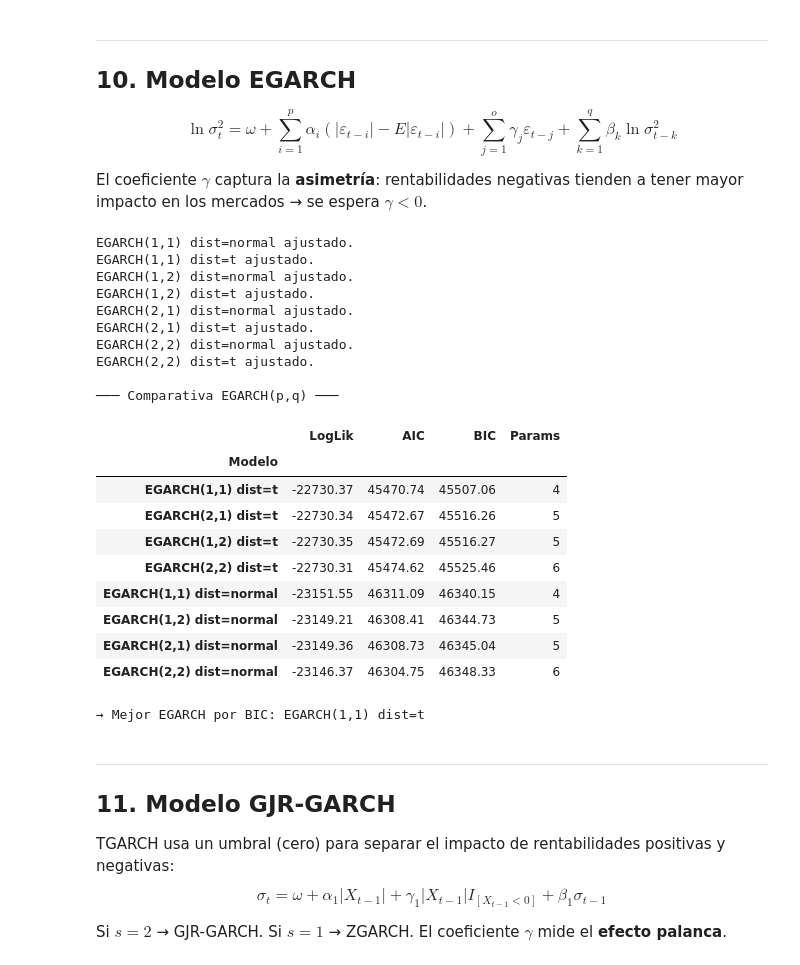
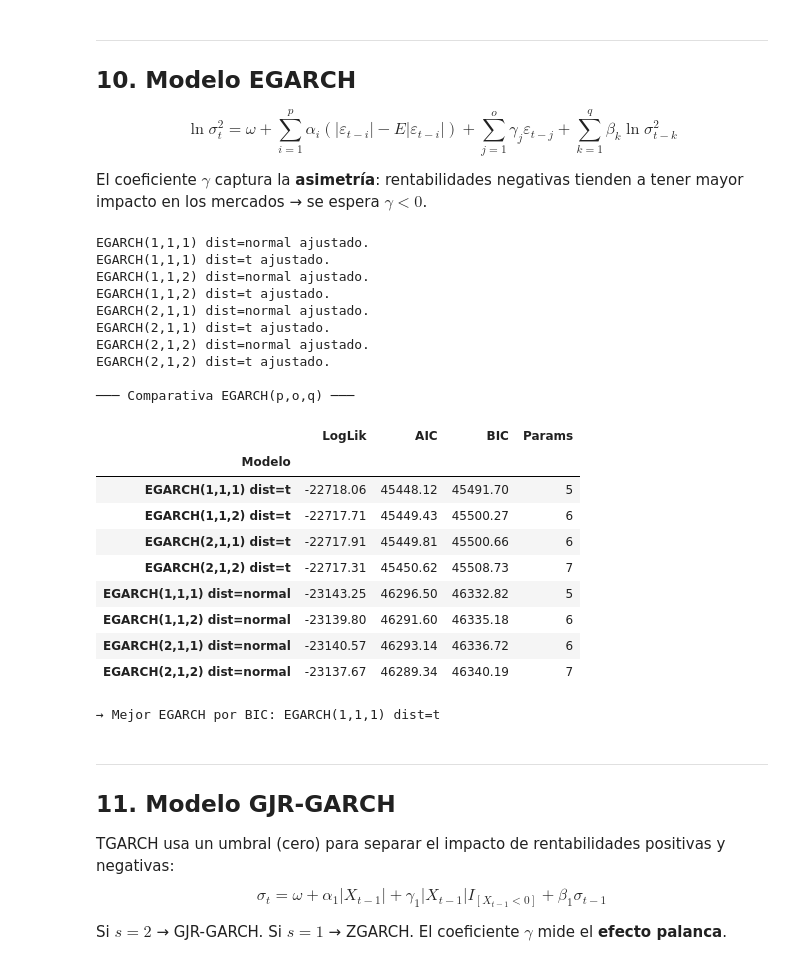
Before and after one commit to flopyromero/Proyecto-petr-leo-WTI-, a Jupyter notebook: tp4_tp5_wti.ipynb, the cells around one changed output. Saved outputs shown, nothing was run; the diff lists cells and outputs as text; code cells hidden in the pictures.

```diff
--- a/tp4_tp5_wti.ipynb
+++ b/tp4_tp5_wti.ipynb
@@ -1145,56 +1139,56 @@ $$\ln\sigma_t^2 = \omega + \sum_{i=1}^p \alpha_i(|\varepsilon_{t-i}| - E|\vareps
 El coeficiente $\gamma$ captura la **asimetría**: rentabilidades negativas tienden a
 tener mayor impacto en los mercados → se espera $\gamma < 0$.
 # %%
-# --- EGARCH(p,q) — múltiples órdenes ---
+# --- EGARCH(p,o,q) — múltiples órdenes ---
 modelos_egarch = {}
 rows_egarch = []
 
-for p, q in [(1,1), (1,2), (2,1), (2,2)]:
+for p, o, q in [(1,1,1), (1,1,2), (2,1,1), (2,1,2)]:
     for dist in ['normal', 't']:
-        label = f'EGARCH({p},{q}) dist={dist}'
+        label = f'EGARCH({p},{o},{q}) dist={dist}'
         try:
-            m = arch_model(residuos_100, vol='EGARCH', p=p, q=q, dist=dist).fit(disp='off')
+            m = arch_model(residuos_100, vol='EGARCH', p=p, o=o, q=q, dist=dist).fit(disp='off')
             modelos_egarch[label] = m
             rows_egarch.append({
                 'Modelo': label,
                 'LogLik': round(m.loglikelihood, 2),
                 'AIC': round(m.aic, 2),
                 'BIC': round(m.bic, 2),
-                'Params': p + q + 2
+                'Params': p + o + q + 2
             })
             print(f'{label} ajustado.')
         except Exception as e:
             print(f'{label}: {e}')
 
 df_egarch_comp = pd.DataFrame(rows_egarch).set_index('Modelo')
-print('\n─── Comparativa EGARCH(p,q) ───')
+print('\n─── Comparativa EGARCH(p,o,q) ───')
 display(df_egarch_comp.sort_values('BIC'))
 
 BEST_EGARCH = df_egarch_comp['BIC'].idxmin()
 modelo_egarch_opt = modelos_egarch[BEST_EGARCH]
 print(f'\n→ Mejor EGARCH por BIC: {BEST_EGARCH}')
 # %% [output]
-EGARCH(1,1) dist=normal ajustado.
-EGARCH(1,1) dist=t ajustado.
-EGARCH(1,2) dist=normal ajustado.
-EGARCH(1,2) dist=t ajustado.
-EGARCH(2,1) dist=normal ajustado.
-EGARCH(2,1) dist=t ajustado.
-EGARCH(2,2) dist=normal ajustado.
-EGARCH(2,2) dist=t ajustado.
+EGARCH(1,1,1) dist=normal ajustado.
+EGARCH(1,1,1) dist=t ajustado.
+EGARCH(1,1,2) dist=normal ajustado.
+EGARCH(1,1,2) dist=t ajustado.
+EGARCH(2,1,1) dist=normal ajustado.
+EGARCH(2,1,1) dist=t ajustado.
+EGARCH(2,1,2) dist=normal ajustado.
+EGARCH(2,1,2) dist=t ajustado.
 
-─── Comparativa EGARCH(p,q) ───
+─── Comparativa EGARCH(p,o,q) ───
 |  | LogLik | AIC | BIC | Params |
 | Modelo |  |  |  |  |
-| EGARCH(1,1) dist=t | -22730.37 | 45470.74 | 45507.06 | 4 |
-| EGARCH(2,1) dist=t | -22730.34 | 45472.67 | 45516.26 | 5 |
-| EGARCH(1,2) dist=t | -22730.35 | 45472.69 | 45516.27 | 5 |
-| EGARCH(2,2) dist=t | -22730.31 | 45474.62 | 45525.46 | 6 |
-| EGARCH(1,1) dist=normal | -23151.55 | 46311.09 | 46340.15 | 4 |
-| EGARCH(1,2) dist=normal | -23149.21 | 46308.41 | 46344.73 | 5 |
-| EGARCH(2,1) dist=normal | -23149.36 | 46308.73 | 46345.04 | 5 |
-| EGARCH(2,2) dist=normal | -23146.37 | 46304.75 | 46348.33 | 6 |
+| EGARCH(1,1,1) dist=t | -22718.06 | 45448.12 | 45491.70 | 5 |
+| EGARCH(1,1,2) dist=t | -22717.71 | 45449.43 | 45500.27 | 6 |
+| EGARCH(2,1,1) dist=t | -22717.91 | 45449.81 | 45500.66 | 6 |
+| EGARCH(2,1,2) dist=t | -22717.31 | 45450.62 | 45508.73 | 7 |
+| EGARCH(1,1,1) dist=normal | -23143.25 | 46296.50 | 46332.82 | 5 |
+| EGARCH(1,1,2) dist=normal | -23139.80 | 46291.60 | 46335.18 | 6 |
+| EGARCH(2,1,1) dist=normal | -23140.57 | 46293.14 | 46336.72 | 6 |
+| EGARCH(2,1,2) dist=normal | -23137.67 | 46289.34 | 46340.19 | 7 |
-→ Mejor EGARCH por BIC: EGARCH(1,1) dist=t
+→ Mejor EGARCH por BIC: EGARCH(1,1,1) dist=t
 # %% [markdown]
 ---
 ## 11. Modelo GJR-GARCH
```
Also changed, not shown: parts of 13 cells of this notebook.
